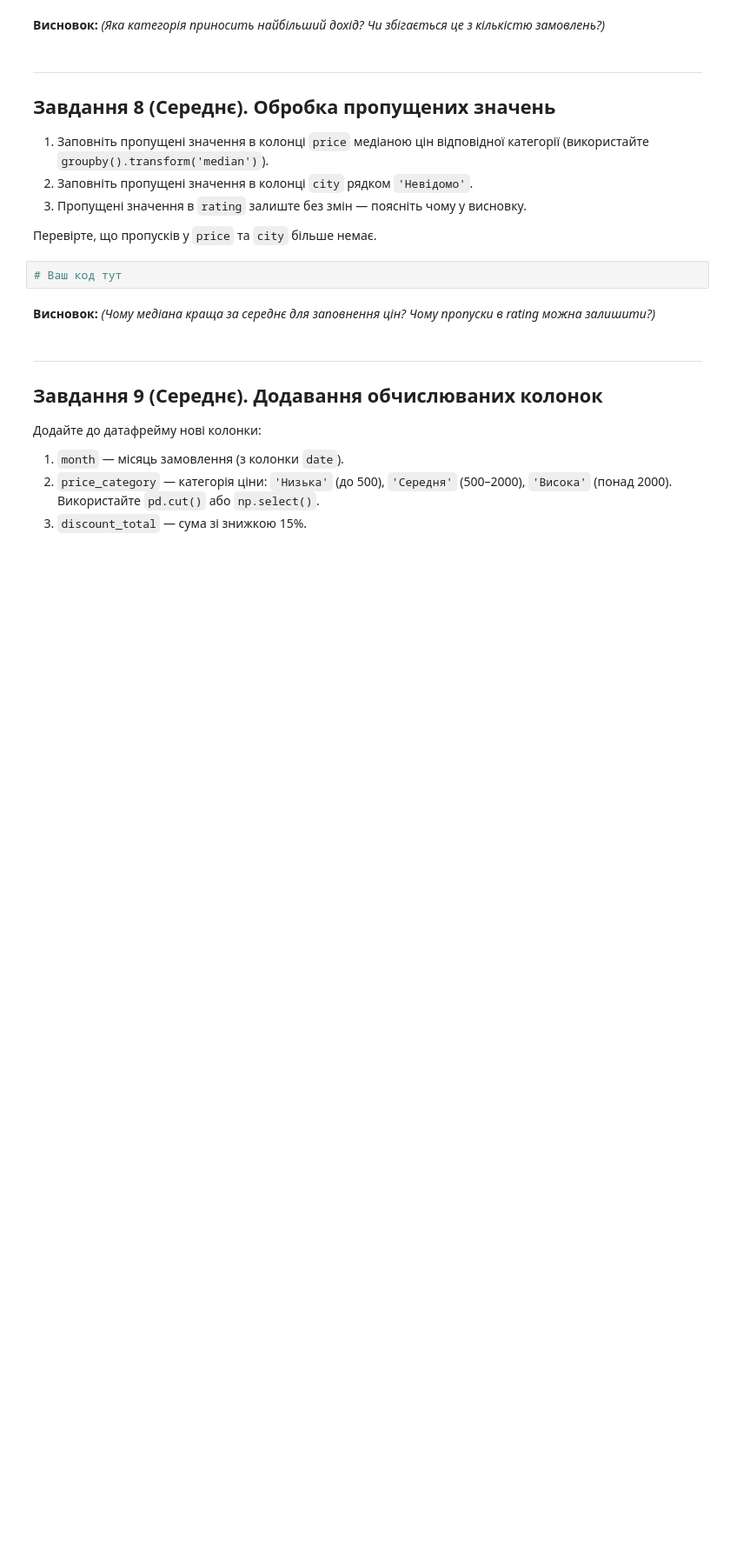
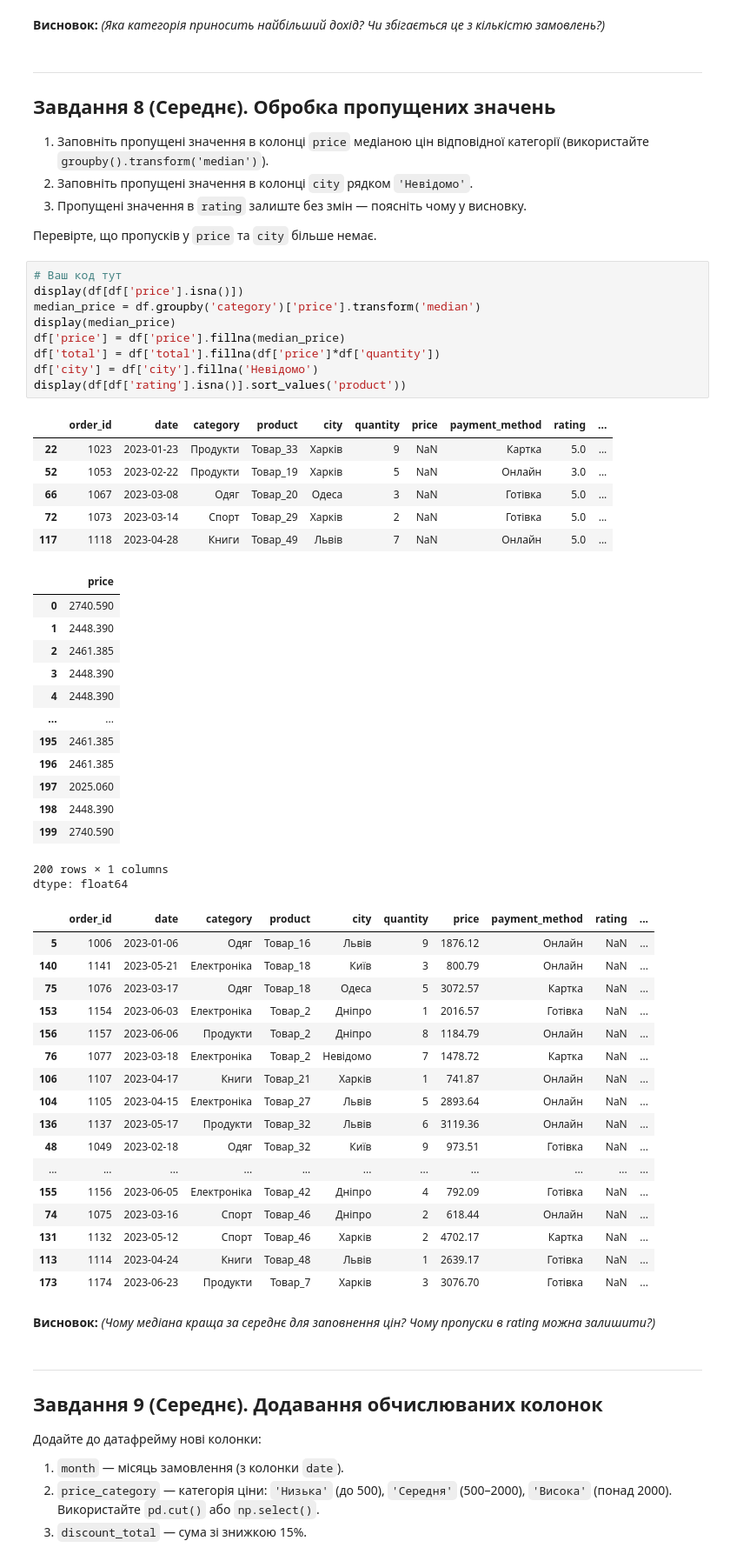
Before and after one commit to rudmaxx/DTA_Python, a Jupyter notebook: classmede/pandas_tasks_beginners_DTA.ipynb, the cells around one changed output. Shown at 87% size. Drawn from its saved outputs; the diff is of its cells as text; blank space fills up the shorter version.

```diff
--- a/classmede/pandas_tasks_beginners_DTA.ipynb
+++ b/classmede/pandas_tasks_beginners_DTA.ipynb
@@ -132,8 +270,53 @@ print('Колонки:', list(df.columns))
 3. Пропущені значення в `rating` залиште без змін — поясніть чому у висновку.
 
 Перевірте, що пропусків у `price` та `city` більше немає.
-# %%
-# Ваш код тут
+# %%
+# Ваш код тут
+display(df[df['price'].isna()])
+median_price = df.groupby('category')['price'].transform('median')
+display(median_price)
+df['price'] = df['price'].fillna(median_price)
+df['total'] = df['total'].fillna(df['price']*df['quantity'])
+df['city'] = df['city'].fillna('Невідомо')
+display(df[df['rating'].isna()].sort_values('product'))
+# %% [output]
+|  | order_id | date | category | product | city | quantity | price | payment_method | rating | ... |
+| 22 | 1023 | 2023-01-23 | Продукти | Товар_33 | Харків | 9 | NaN | Картка | 5.0 | ... |
+| 52 | 1053 | 2023-02-22 | Продукти | Товар_19 | Харків | 5 | NaN | Онлайн | 3.0 | ... |
+| 66 | 1067 | 2023-03-08 | Одяг | Товар_20 | Одеса | 3 | NaN | Готівка | 5.0 | ... |
+| 72 | 1073 | 2023-03-14 | Спорт | Товар_29 | Харків | 2 | NaN | Готівка | 5.0 | ... |
+| 117 | 1118 | 2023-04-28 | Книги | Товар_49 | Львів | 7 | NaN | Онлайн | 5.0 | ... |
+|  | price |
+| 0 | 2740.590 |
+| 1 | 2448.390 |
+| 2 | 2461.385 |
+| 3 | 2448.390 |
+| 4 | 2448.390 |
+| ... | ... |
+| 195 | 2461.385 |
+| 196 | 2461.385 |
+| 197 | 2025.060 |
+| 198 | 2448.390 |
+| 199 | 2740.590 |
+200 rows × 1 columns
+dtype: float64
+|  | order_id | date | category | product | city | quantity | price | payment_method | rating | ... |
+| 5 | 1006 | 2023-01-06 | Одяг | Товар_16 | Львів | 9 | 1876.12 | Онлайн | NaN | ... |
+| 140 | 1141 | 2023-05-21 | Електроніка | Товар_18 | Київ | 3 | 800.79 | Онлайн | NaN | ... |
+| 75 | 1076 | 2023-03-17 | Одяг | Товар_18 | Одеса | 5 | 3072.57 | Картка | NaN | ... |
+| 153 | 1154 | 2023-06-03 | Електроніка | Товар_2 | Дніпро | 1 | 2016.57 | Готівка | NaN | ... |
+| 156 | 1157 | 2023-06-06 | Продукти | Товар_2 | Дніпро | 8 | 1184.79 | Онлайн | NaN | ... |
+| 76 | 1077 | 2023-03-18 | Електроніка | Товар_2 | Невідомо | 7 | 1478.72 | Картка | NaN | ... |
+| 106 | 1107 | 2023-04-17 | Книги | Товар_21 | Харків | 1 | 741.87 | Онлайн | NaN | ... |
+| 104 | 1105 | 2023-04-15 | Електроніка | Товар_27 | Львів | 5 | 2893.64 | Онлайн | NaN | ... |
+| 136 | 1137 | 2023-05-17 | Продукти | Товар_32 | Львів | 6 | 3119.36 | Онлайн | NaN | ... |
+| 48 | 1049 | 2023-02-18 | Одяг | Товар_32 | Київ | 9 | 973.51 | Готівка | NaN | ... |
+| ... | ... | ... | ... | ... | ... | ... | ... | ... | ... | ... |
+| 155 | 1156 | 2023-06-05 | Електроніка | Товар_42 | Дніпро | 4 | 792.09 | Готівка | NaN | ... |
+| 74 | 1075 | 2023-03-16 | Спорт | Товар_46 | Дніпро | 2 | 618.44 | Онлайн | NaN | ... |
+| 131 | 1132 | 2023-05-12 | Спорт | Товар_46 | Харків | 2 | 4702.17 | Картка | NaN | ... |
+| 113 | 1114 | 2023-04-24 | Книги | Товар_48 | Львів | 1 | 2639.17 | Готівка | NaN | ... |
+| 173 | 1174 | 2023-06-23 | Продукти | Товар_7 | Харків | 3 | 3076.70 | Готівка | NaN | ... |
 # %% [markdown]
 **Висновок:** *(Чому медіана краща за середнє для заповнення цін? Чому пропуски в rating можна залишити?)*
 # %% [markdown]
```
Also changed, not shown: parts of 19 cells of this notebook.
